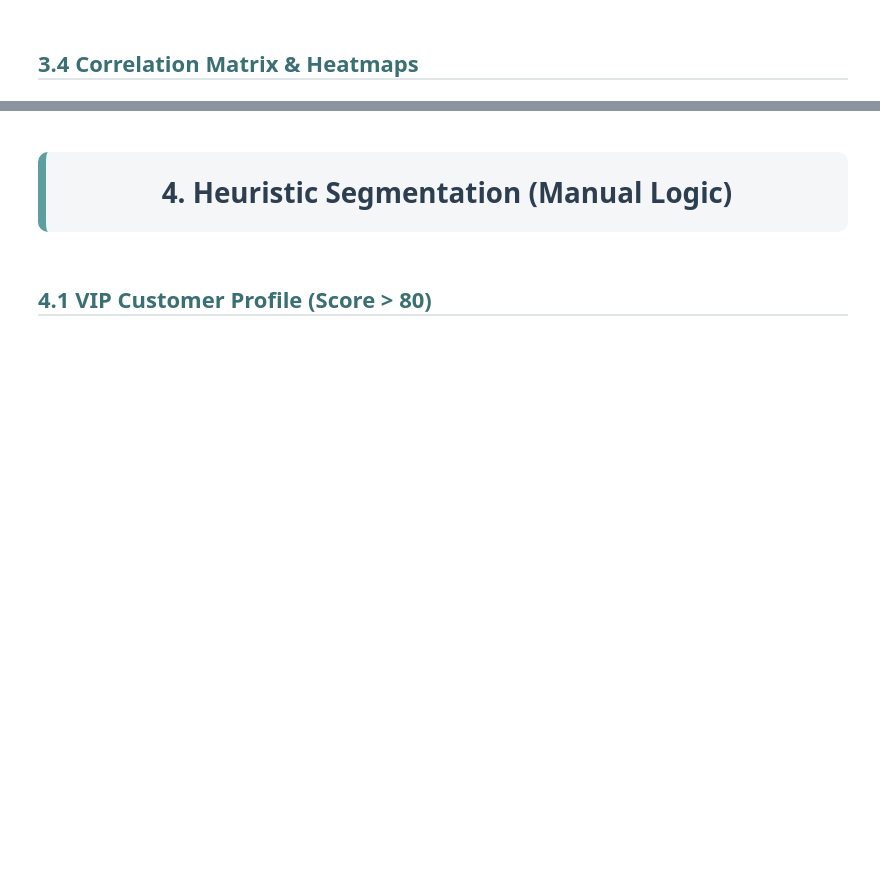
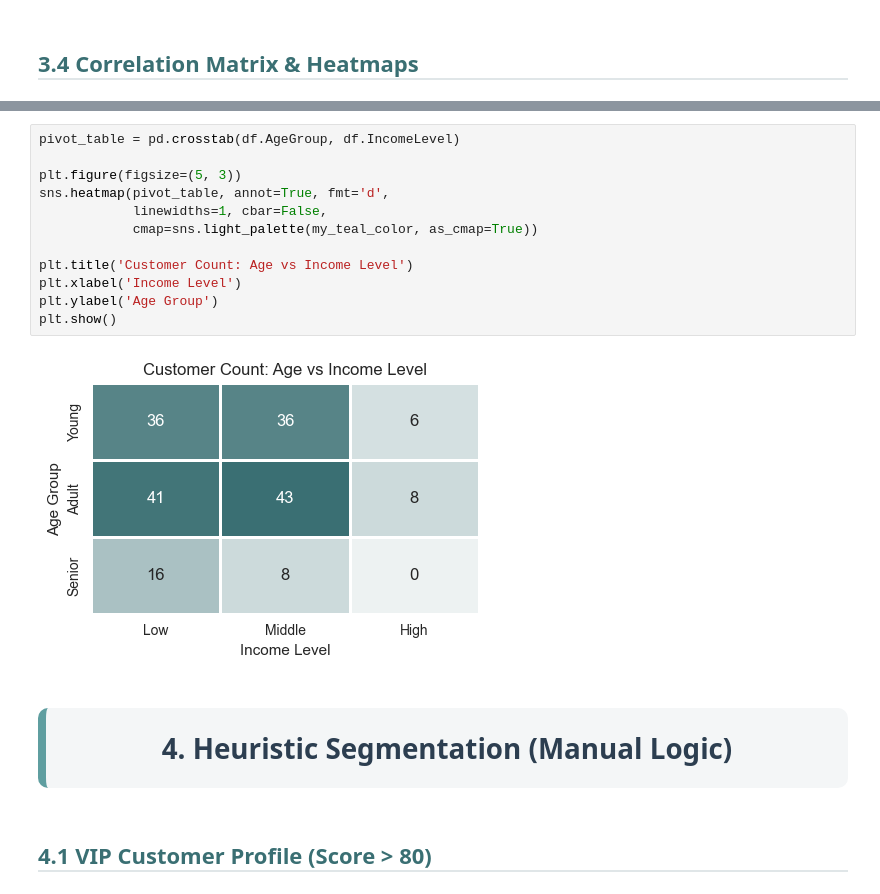
Before and after one commit to montypie/DS_Projects, a Jupyter notebook: 3_ClassifCluster/customer_segmentation_oef.ipynb, the cells around one changed output, grey strips where cells are left out. Saved outputs shown, nothing was run; the diff lists cells and outputs as text; blank space fills up the shorter version.

```diff
--- a/3_ClassifCluster/customer_segmentation_oef.ipynb
+++ b/3_ClassifCluster/customer_segmentation_oef.ipynb
@@ -348,3 +395,17 @@ Finally, we quantify the relationships using a **Correlation Matrix**. We check
+# %%
+pivot_table = pd.crosstab(df.AgeGroup, df.IncomeLevel)
+
+plt.figure(figsize=(5, 3))
+sns.heatmap(pivot_table, annot=True, fmt='d',
+            linewidths=1, cbar=False,
+            cmap=sns.light_palette(my_teal_color, as_cmap=True))
+
+plt.title('Customer Count: Age vs Income Level')
+plt.xlabel('Income Level')
+plt.ylabel('Age Group')
+plt.show()
+# %% [output]
+[figure, added]
 # %% [markdown]
 <h1 style="
     background-color: #F4F6F7;
```
Also changed, not shown: parts of 9 cells of this notebook.
